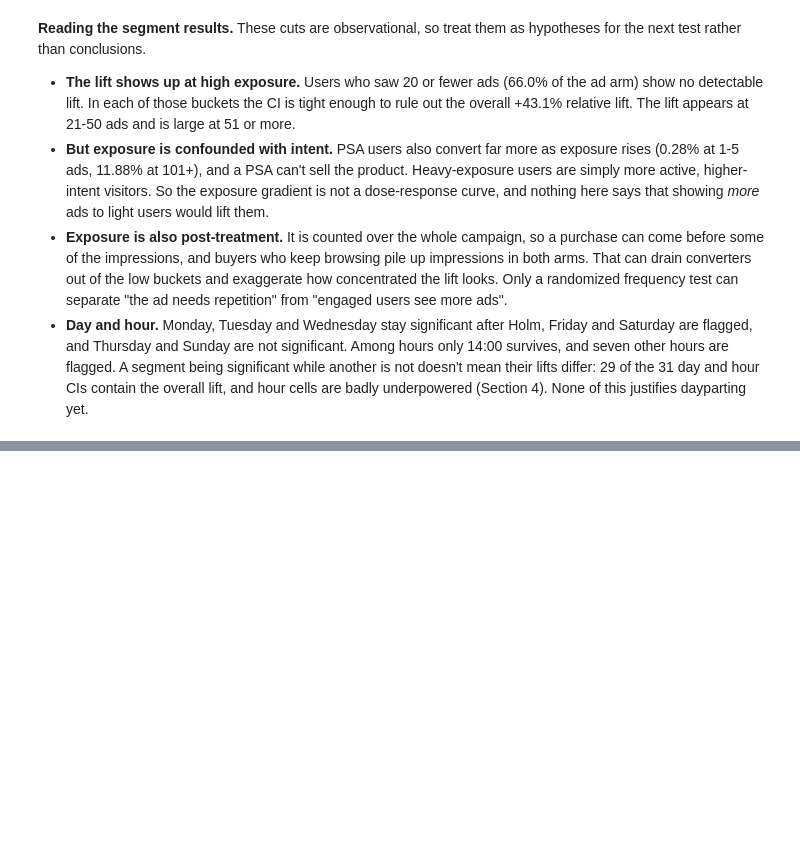
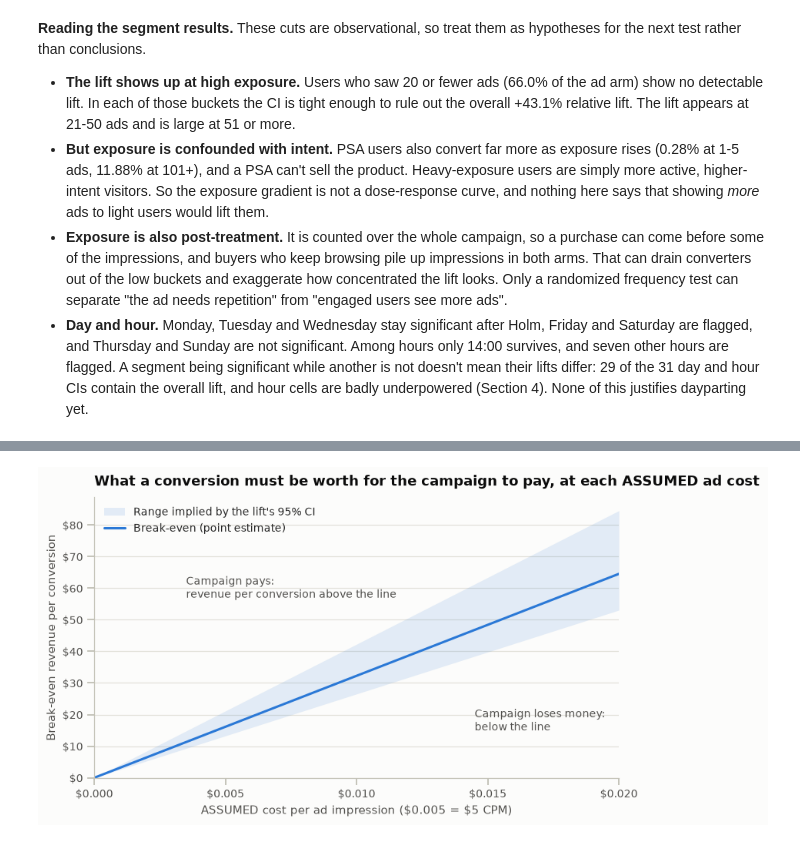
Before and after one commit to NidheeshK7/ab-test-ad-effectiveness, a Jupyter notebook: analysis.ipynb, the cells around one changed output, grey strips where cells are left out. Cells and saved outputs as stored; diff of their text form; code cells hidden in the pictures; blank space fills up the shorter version.

```diff
--- a/analysis.ipynb
+++ b/analysis.ipynb
@@ -694,0 +701,14 @@ Day/hour segments whose 95% CI contains the overall lift: 29 of 31
+# %%
+ads_per_user = df.loc[is_ad, "total_ads"].mean()
+incr_per_1k = abs_lift * 1000
+incr_per_1k_ci = (abs_ci[0] * 1000, abs_ci[1] * 1000)
+incr_in_test = abs_lift * n_ad
+incr_in_test_ci = (abs_ci[0] * n_ad, abs_ci[1] * n_ad)
+
+print(f"Incremental purchases per 1,000 users exposed: {incr_per_1k:.2f} (95% CI {incr_per_1k_ci[0]:.2f} to {incr_per_1k_ci[1]:.2f})")
+print(f"Ad impressions per 1,000 users exposed:        {ads_per_user * 1000:,.0f} (mean {ads_per_user:.2f} ads per ad-arm user)")
+print(f"Incremental purchases per 1,000 impressions:   {incr_per_1k / ads_per_user:.2f}")
+print()
+print(f"In the test: {incr_in_test:,.0f} of the ad arm's {x_ad:,} purchases were incremental "
+      f"(95% CI {incr_in_test_ci[0]:,.0f} to {incr_in_test_ci[1]:,.0f}), i.e. {abs_lift / cr_ad:.1%}.")
+print(f"The other {1 - abs_lift / cr_ad:.1%} would have happened without the ad.")
@@ -694,0 +732,6 @@ Day/hour segments whose 95% CI contains the overall lift: 29 of 31
+# %%
+# ==========================================================================================
+# ASSUMPTIONS: NOT FROM THE DATA. Illustrative values only; replace with real figures.
+# ==========================================================================================
+ASSUMED_COST_PER_AD = [0.001, 0.0025, 0.005, 0.01, 0.02]  # $ per ad impression, i.e. $1 to $20 CPM
+ASSUMED_REVENUE_PER_CONVERSION = [5, 10, 25, 50, 100]     # $ per purchase
@@ -694,0 +786,22 @@ Day/hour segments whose 95% CI contains the overall lift: 29 of 31
+# %%
+cost_grid = np.linspace(0, max(ASSUMED_COST_PER_AD), 200)
+fig, ax = plt.subplots(figsize=(8, 4.3))
+ax.fill_between(cost_grid, ads_per_user * cost_grid / abs_ci[1], ads_per_user * cost_grid / abs_ci[0],
+                color=AD_COLOR, alpha=0.12, lw=0, label="Range implied by the lift's 95% CI")
+ax.plot(cost_grid, ads_per_user * cost_grid / abs_lift, color=AD_COLOR, lw=2, label="Break-even (point estimate)")
+ax.text(0.0035, 60, "Campaign pays:\nrevenue per conversion above the line", color=INK_2, fontsize=9, va="center")
+ax.text(0.0145, 18, "Campaign loses money:\nbelow the line", color=INK_2, fontsize=9, va="center")
+ax.xaxis.set_major_locator(mtick.MultipleLocator(0.005))
+ax.xaxis.set_major_formatter(mtick.FuncFormatter(lambda v, _: f"${v:.3f}"))
+ax.yaxis.set_major_formatter(mtick.StrMethodFormatter("${x:,.0f}"))
+ax.set_xlim(0, max(ASSUMED_COST_PER_AD))
+ax.set_ylim(0, ads_per_user * max(ASSUMED_COST_PER_AD) / abs_ci[0] * 1.05)
+ax.grid(axis="y")
+ax.legend(loc="upper left")
+ax.set_xlabel(r"ASSUMED cost per ad impression (\$0.005 = \$5 CPM)")
+ax.set_ylabel("Break-even revenue per conversion")
+ax.set_title("What a conversion must be worth for the campaign to pay, at each ASSUMED ad cost")
+save(fig, "05_break_even.png")
+plt.show()
+# %% [output]
+[figure, added]
```
Also changed, not shown: parts of 11 cells of this notebook, 1 other file.
